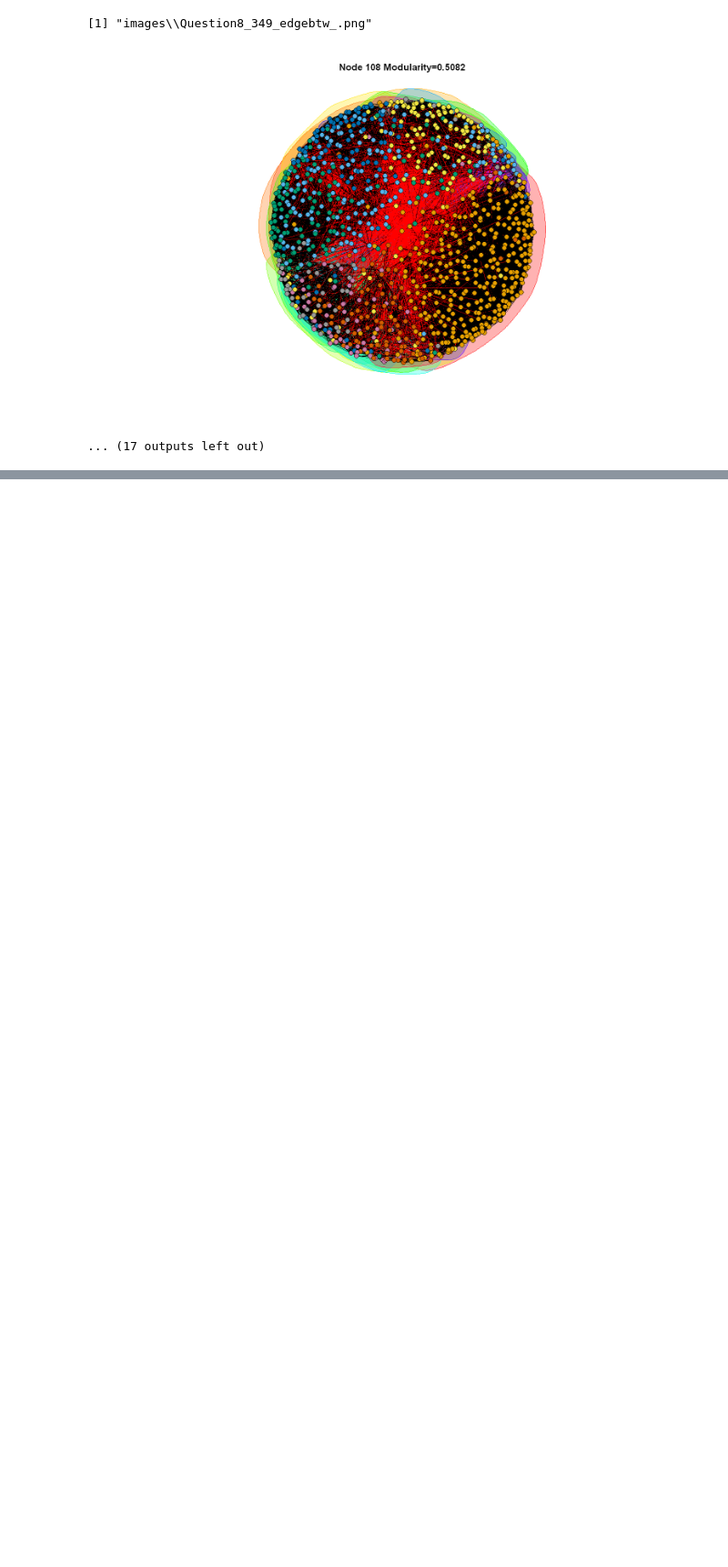
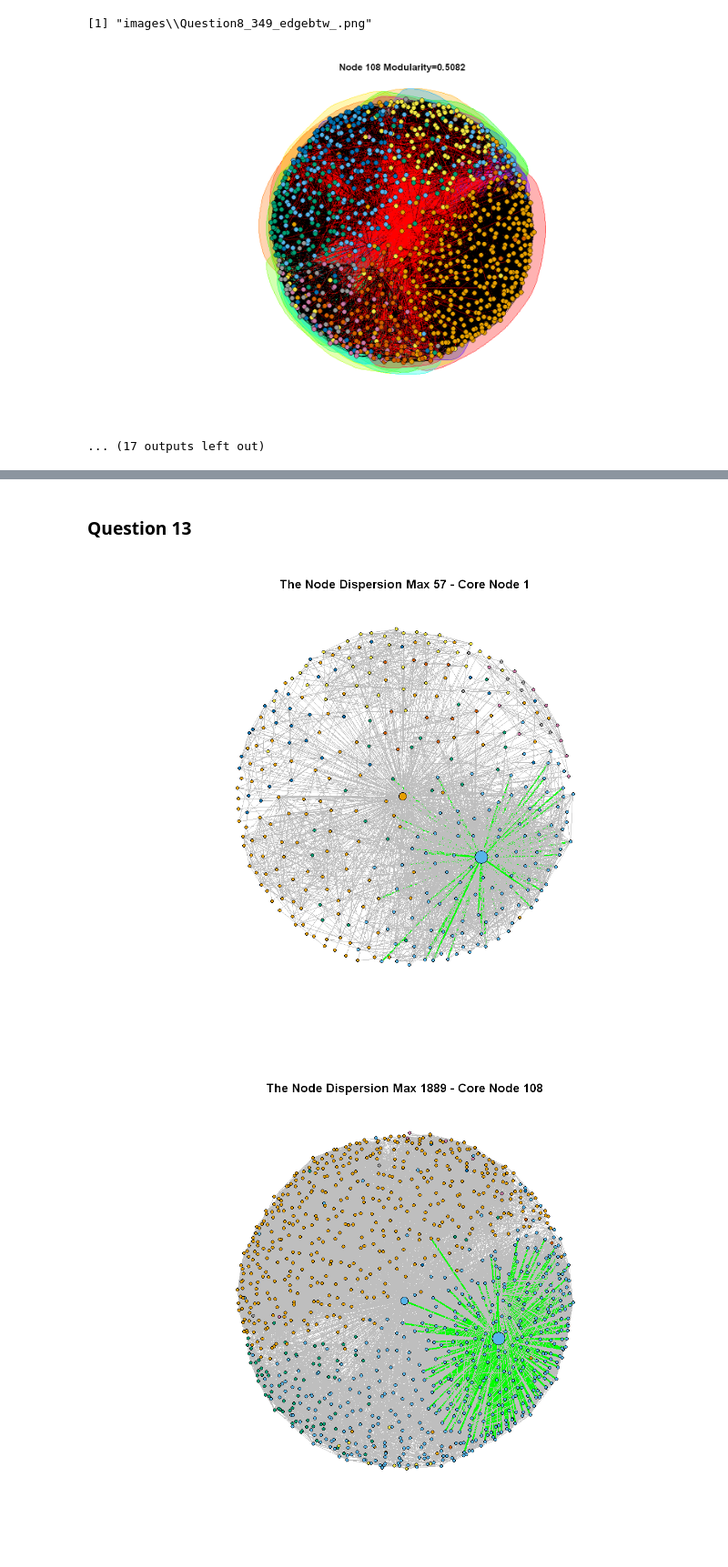
Before and after one commit to mlpotter/ECENGR232E-80, a Jupyter notebook: project_2/project2_mlp_R.ipynb, the cells around one changed output, grey strips where cells are left out. Shown at 91% size. Saved outputs shown, nothing was run; the diff lists cells and outputs as text; code cells hidden in the pictures; blank space fills up the shorter version.

```diff
--- a/project_2/project2_mlp_R.ipynb
+++ b/project_2/project2_mlp_R.ipynb
@@ -300,0 +459,41 @@ modularity_matrix
+# %% [markdown]
+### Question 13
+# %%
+for (i in seq_along(node_ids)){
+    subgraph <- subgraphs[[i]]
+    layout <- layouts[[i]]
+
+    # do the community clustering
+    fg_cluster <- cluster_fast_greedy(subgraph)
+
+    N_edges <- ecount(subgraph)
+    edge_color <- rep("gray",N_edges)
+    edge_width <- rep(0.05,N_edges)
+
+    edge_list <- get.edgelist(subgraph, names=TRUE)
+    incident_edges <- which(edge_list[,1] == disp_max_node[i] | edge_list[,2] == disp_max_node[i])
+    edge_color[incident_edges] <- "green"
+    edge_width[incident_edges] <- 3
+
+    vertex_size <- rep(2,vcount(subgraph))
+    vertex_size[V(subgraph)$name == disp_max_node[i]] <- 8
+    vertex_size[V(subgraph)$name == node_ids[i]] <- 5
+
+
+    title_string <- sprintf("The Node Dispersion Max %.0f - Core Node %0.f",disp_max_node[i],node_ids[i])
+    filename <- paste("images\\Question13",node_ids[i],".png",sep="_")
+
+    plot(subgraph,
+         vertex.label = NA,
+         layout = layout,
+         edge.width = edge_width,
+         edge.color = edge_color,
+         vertex.size=vertex_size,
+        vertex.color=fg_cluster$membership,
+        main=title_string)
+    dev.copy(png,filename,width = 600, height = 600)
+    dev.off()
+}
+# %% [output]
+[figure, added]
+[figure, added]
```
Also changed, not shown: parts of 25 cells of this notebook, 57 other files.
